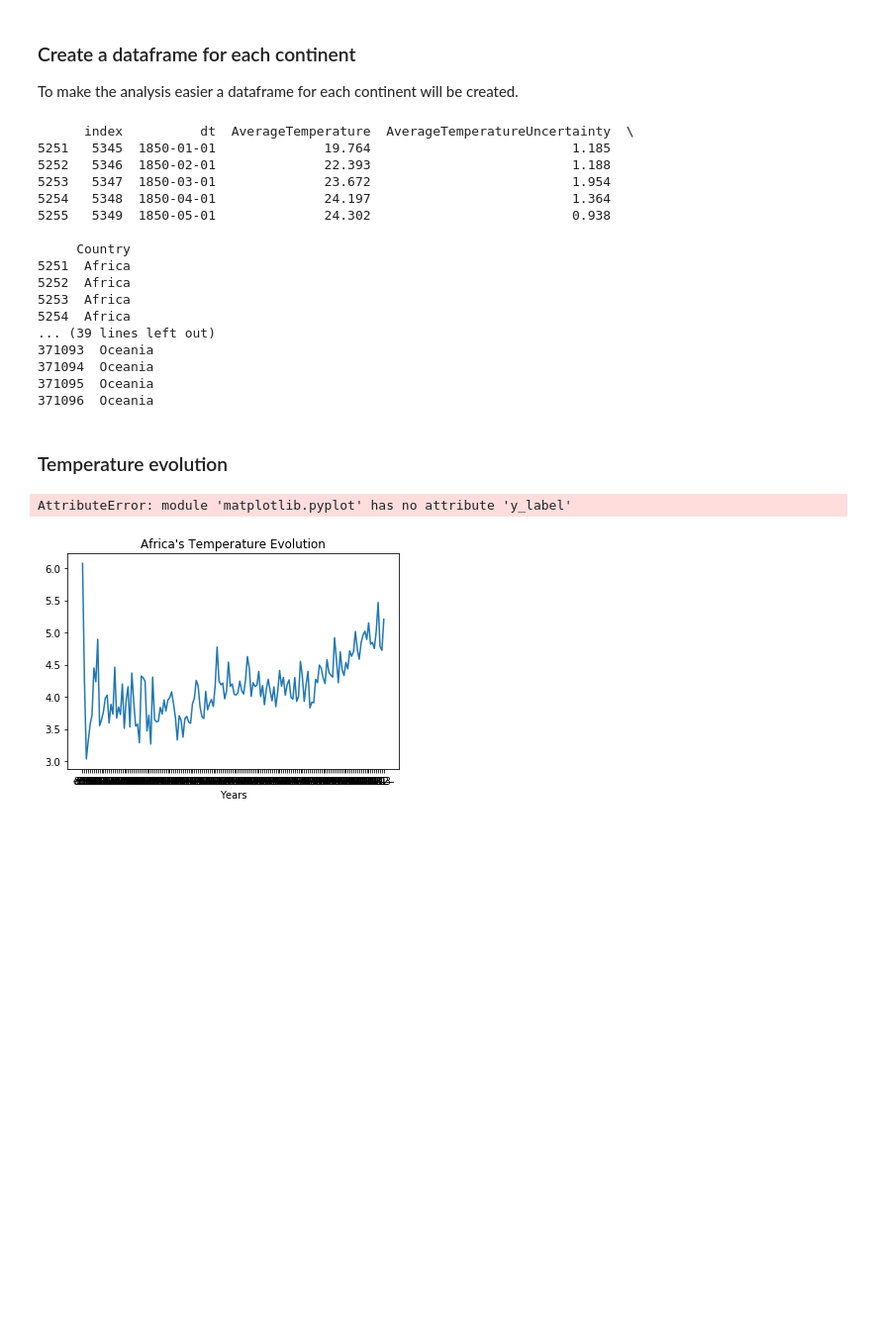
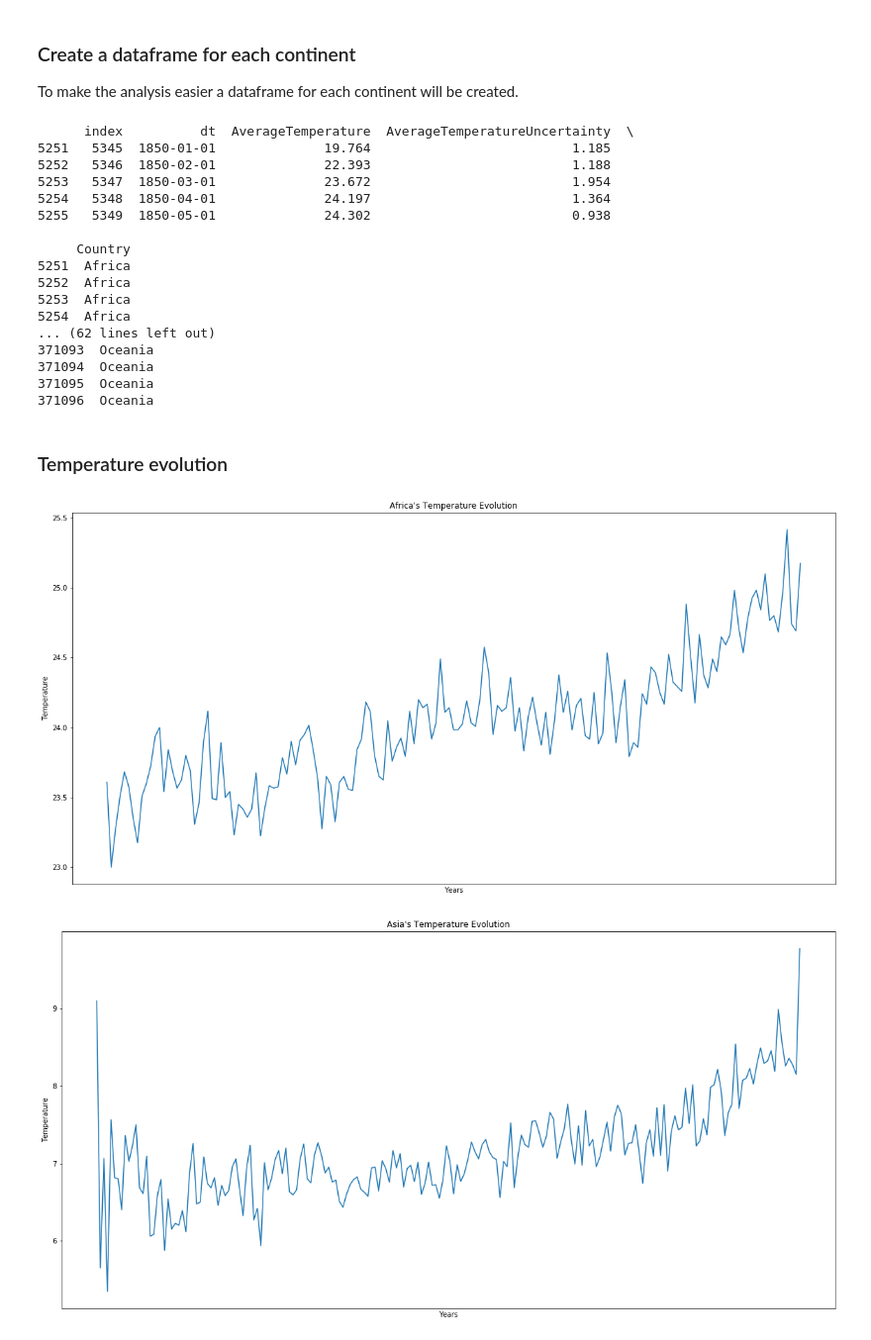
Before and after one commit to LuisMota93/Data_Analysis_Final, a Jupyter notebook: ClimateChange.ipynb, the cells around one changed output. Shown at 99% size. Drawn from its saved outputs; the diff is of its cells as text; code cells hidden in the pictures; blank space fills up the shorter version.

```diff
--- a/ClimateChange.ipynb
+++ b/ClimateChange.ipynb
@@ -186,7 +186,7 @@ The first step is to check the list of the countries in the dataset and choose t
 # %%
 print(countrytemp["Country"].unique())
 
-continents = ["Africa","Asia", "America", "Europe", "Oceania"]
+continents = ["Africa","Asia", "North America", "South America" "Europe", "Oceania"]
 
 for continent in continents:
     if continent in countrytemp["Country"].tolist():
@@ -218,12 +218,12 @@ The selection of the countries will no longer be necessary because the continent
 
 To make the analysis easier a dataframe for each continent will be created.
 # %%
-continents = ["Africa", "America", "Asia", "Europe", "Oceania"]
-
 africa_temp = countrytemp[countrytemp["Country"] == "Africa"]
 print(africa_temp.head())
-america_temp = countrytemp[(countrytemp["Country"] == "North America") & (countrytemp["Country"] == "South America")]
-print(america_temp.head())
+northamerica_temp = countrytemp[countrytemp["Country"] == "North America"]
+print(northamerica_temp.head())
+southamerica_temp = countrytemp[countrytemp["Country"] == "South America"]
+print(southamerica_temp.head())
 asia_temp = countrytemp[countrytemp["Country"] == "Asia"]
 print(asia_temp.head())
 europe_temp = countrytemp[countrytemp["Country"] == "Europe"]
@@ -243,7 +243,7 @@ print(oceania_temp.head())
 5252  Africa
 5253  Africa
 5254  Africa
-... (39 lines left out)
+... (62 lines left out)
 371093  Oceania
 371094  Oceania
 371095  Oceania
@@ -256,36 +256,38 @@ def get_graph_cont(data, temp, graph_title):
     for i in range(len(data[temp])):
         if str(data["dt"][i:i+1])[9:13] not in years:
             years.append(str(data["dt"][i:i+1])[9:13])
 
     year_temp = []
     for year in years:
         year_avg = []
         for k in range(len(data[temp])):
             if str(data["dt"][k:k+1])[9:13] == year:
-                year_avg.append(float((str(data[temp][k:k+1]))[8:14]))
+                year_avg.append(float((str(data[temp][k:k+1]))[8:12]))
         year_temp.append(np.mean(year_avg))
 
     plt.figure(figsize = (20, 10))
     plt.plot(years, year_temp)
     plt.title(graph_title)
     plt.xlabel("Years")
     plt.ylabel("Temperature")
     plt.xticks([], [])
 
 
 for continent in continents:
     title = continent + "'s Temperature Evolution"
     if continent == "Africa":
         dataset = africa_temp
     if continent == "Asia":
         dataset = asia_temp
-    if continent == "America":
-        dataset = america_temp
+    if continent == "North America":
+        dataset = northamerica_temp
+    if continent == "South America":
+        dataset = southamerica_temp
     if continent == "Europe":
         dataset = europe_temp
     if continent == "Oceania":
         dataset = oceania_temp
-    get_graph_cont(dataset, "AverageTemperature", "Africa's Temperature Evolution")
+    get_graph_cont(dataset, "AverageTemperature", title)
 # %% [output]
-AttributeError: module 'matplotlib.pyplot' has no attribute 'y_label'
-[figure, old version]
+[figure, new version]
+[figure, added]
```
Also changed, not shown: parts of 8 cells of this notebook.
